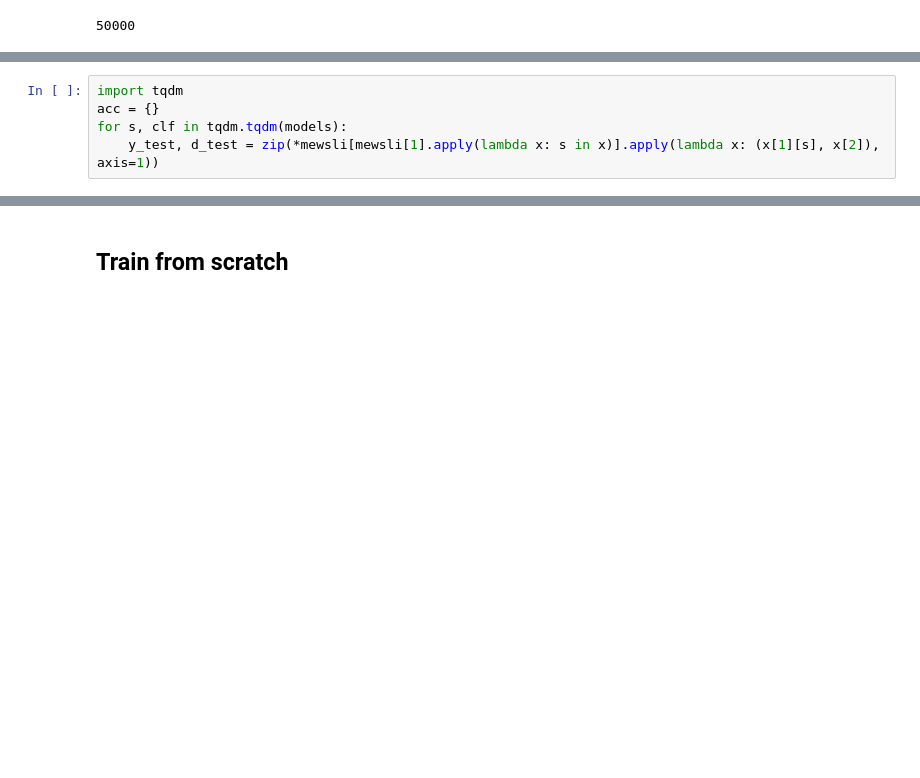
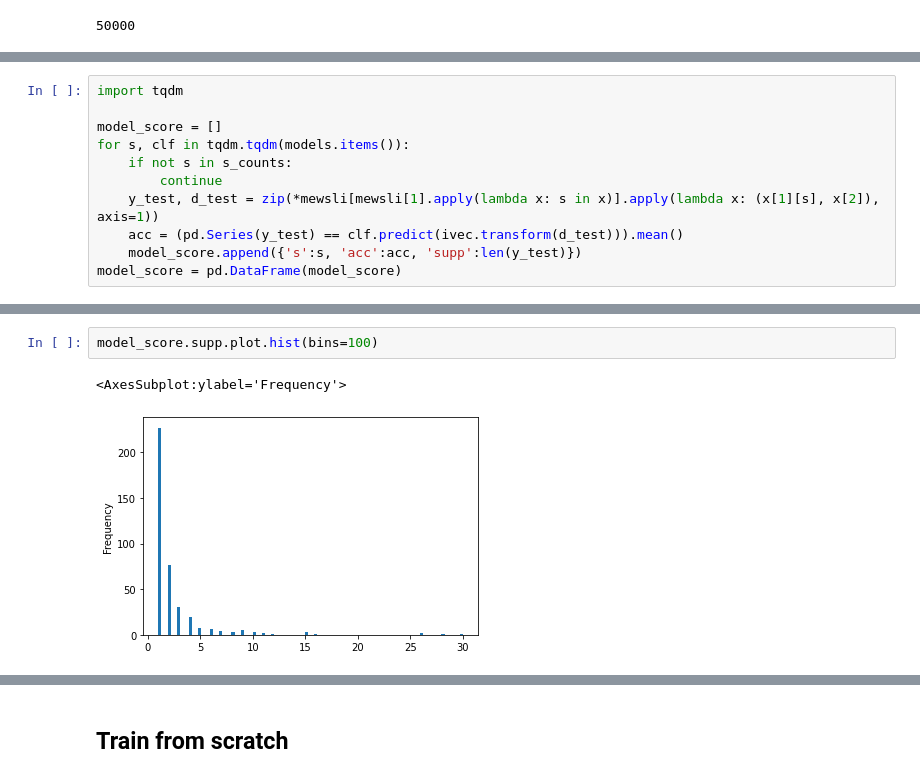
Before and after one commit to bennokr/minimEL, a Jupyter notebook: train-model.ipynb, the cells around one changed output, grey strips where cells are left out. Drawn from its saved outputs; the diff is of its cells as text; blank space fills up the shorter version.

```diff
--- a/train-model.ipynb
+++ b/train-model.ipynb
@@ -105,6 +110,12 @@ rusland                12
 Name: 1, dtype: int64
 # %%
 import tqdm
-acc = {}
-for s, clf in tqdm.tqdm(models):
+
+model_score = []
+for s, clf in tqdm.tqdm(models.items()):
+    if not s in s_counts:
+        continue
     y_test, d_test = zip(*mewsli[mewsli[1].apply(lambda x: s in x)].apply(lambda x: (x[1][s], x[2]), axis=1))
+    acc = (pd.Series(y_test) == clf.predict(ivec.transform(d_test))).mean()
+    model_score.append({'s':s, 'acc':acc, 'supp':len(y_test)})
+model_score = pd.DataFrame(model_score)
@@ -110,0 +134,5 @@ for s, clf in tqdm.tqdm(models):
+# %%
+model_score.supp.plot.hist(bins=100)
+# %% [output]
+<AxesSubplot:ylabel='Frequency'>
+[figure, added]
```
Also changed, not shown: parts of 10 cells of this notebook, 7 other files.
